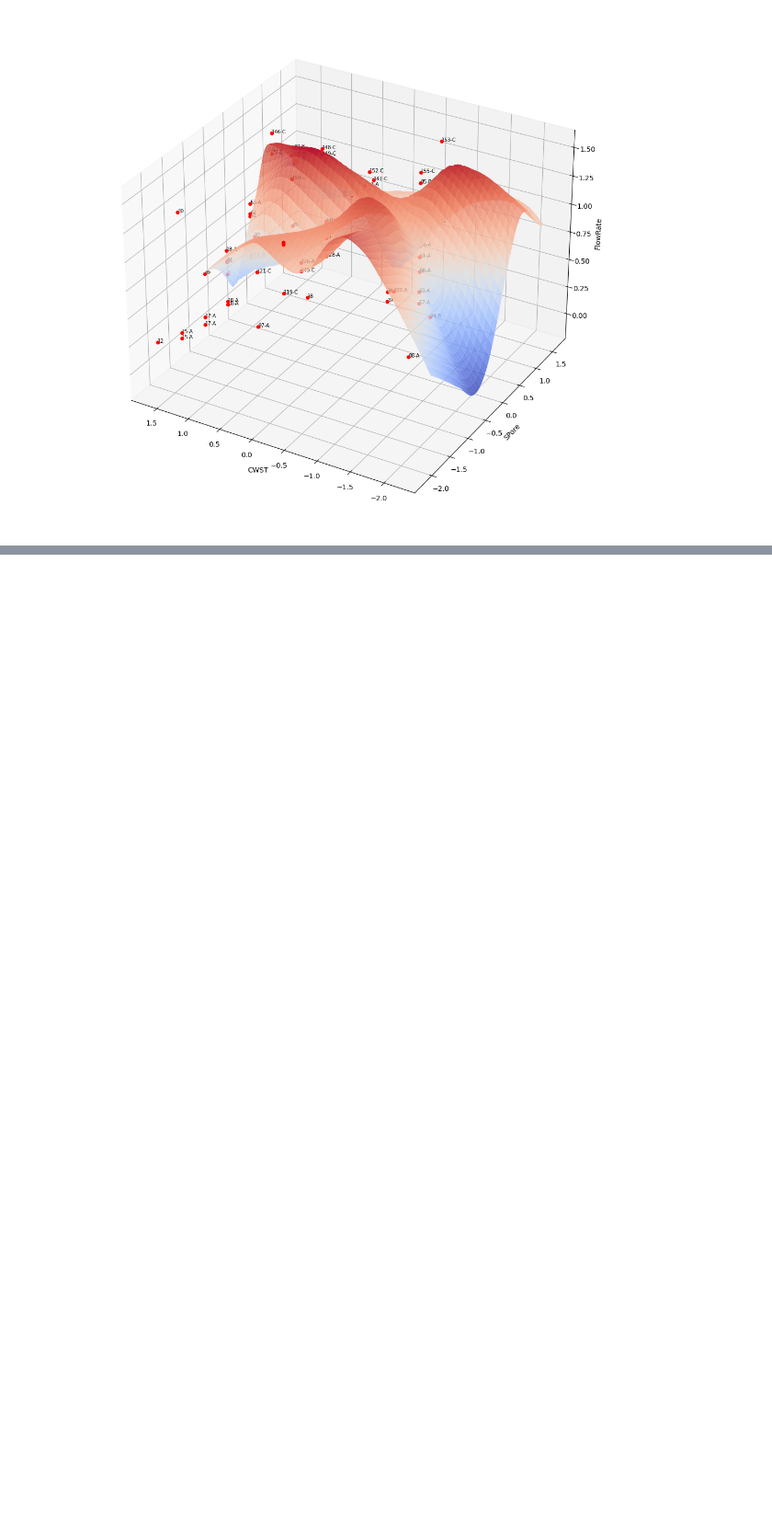
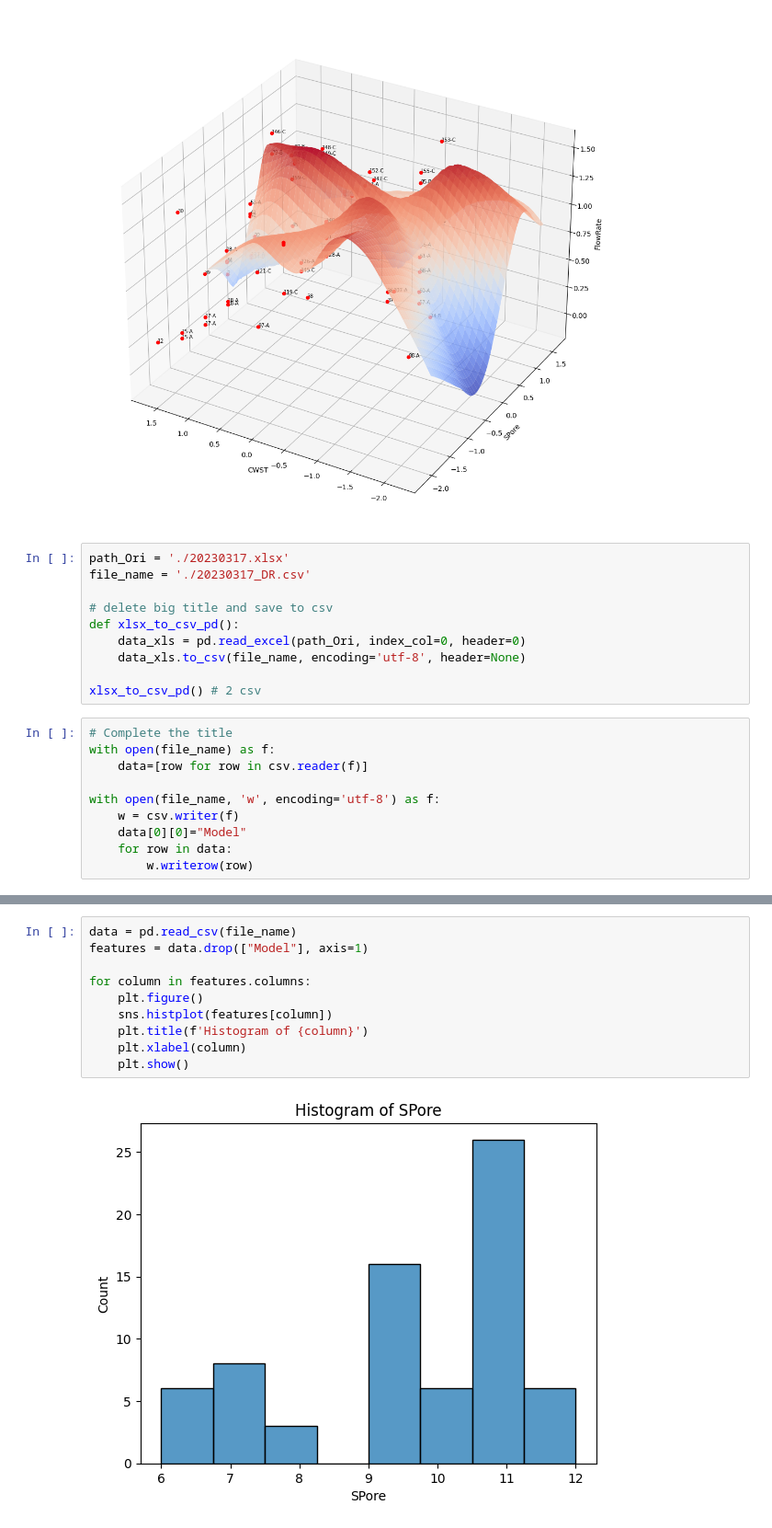
Before and after one commit to isjwdu/SangT_Implement, a Jupyter notebook: SangTech.ipynb, the cells around one changed output, grey strips where cells are left out. Shown at 92% size. Saved outputs shown, nothing was run; the diff lists cells and outputs as text; blank space fills up the shorter version.

```diff
--- a/SangTech.ipynb
+++ b/SangTech.ipynb
@@ -1039,3 +1039,23 @@ if __name__ == "__main__":
     main()
 # %% [output]
 [figure]
+# %%
+path_Ori = './20230317.xlsx'
+file_name = './20230317_DR.csv'
+
+# delete big title and save to csv
+def xlsx_to_csv_pd():
+    data_xls = pd.read_excel(path_Ori, index_col=0, header=0)
+    data_xls.to_csv(file_name, encoding='utf-8', header=None)
+
+xlsx_to_csv_pd() # 2 csv
+# %%
+# Complete the title
+with open(file_name) as f:
+    data=[row for row in csv.reader(f)]
+
+with open(file_name, 'w', encoding='utf-8') as f:
+    w = csv.writer(f)
+    data[0][0]="Model"
+    for row in data:
+        w.writerow(row)
@@ -1041,0 +1130,12 @@ if __name__ == "__main__":
+# %%
+data = pd.read_csv(file_name)
+features = data.drop(["Model"], axis=1)
+
+for column in features.columns:
+    plt.figure()
+    sns.histplot(features[column])
+    plt.title(f'Histogram of {column}')
+    plt.xlabel(column)
+    plt.show()
+# %% [output]
+[figure, added]
```
Also changed, not shown: parts of 9 cells of this notebook.
